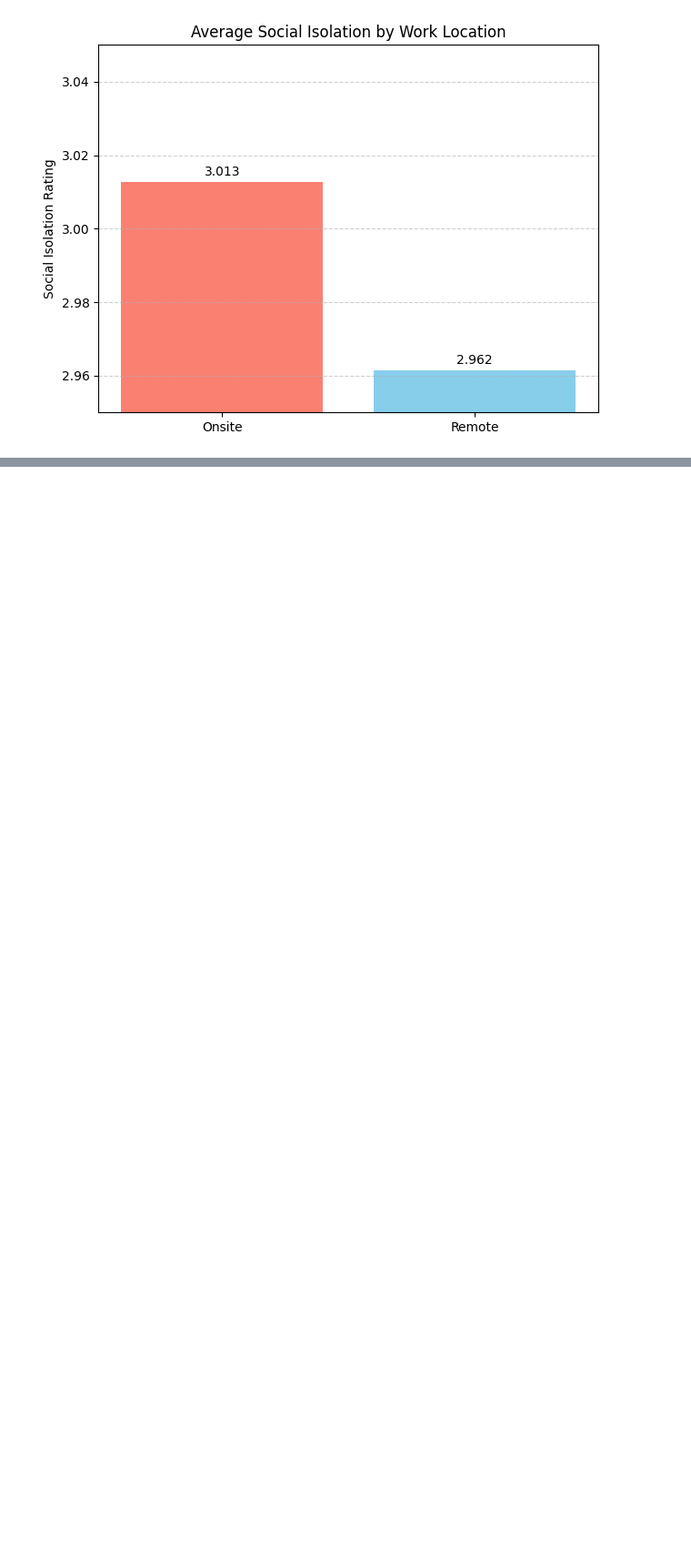
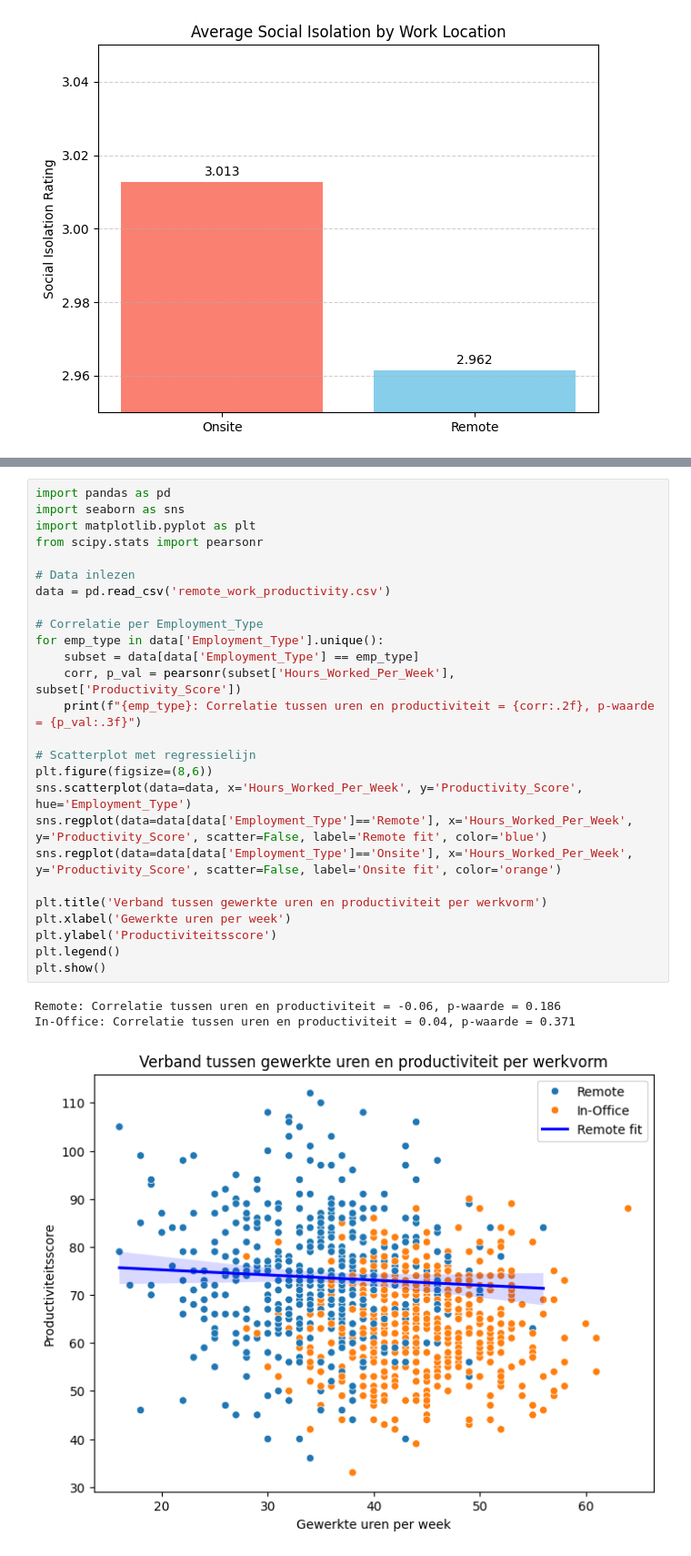
Before and after one commit to DiazWiersma/data-story, a Jupyter notebook: _build/jupyter_execute/docs/Graphs/Graphs.ipynb, the cells around one changed output, grey strips where cells are left out. Shown at 91% size. Saved outputs shown, nothing was run; the diff lists cells and outputs as text; blank space fills up the shorter version.

Commit message:
Updated html, uploades figures 1-6

```diff
--- a/_build/jupyter_execute/docs/Graphs/Graphs.ipynb
+++ b/_build/jupyter_execute/docs/Graphs/Graphs.ipynb
@@ -194,0 +164,30 @@ Remote               34.305718  32.555426  33.138856
+# %%
+import pandas as pd
+import seaborn as sns
+import matplotlib.pyplot as plt
+from scipy.stats import pearsonr
+
+# Data inlezen
+data = pd.read_csv('remote_work_productivity.csv')
+
+# Correlatie per Employment_Type
+for emp_type in data['Employment_Type'].unique():
+    subset = data[data['Employment_Type'] == emp_type]
+    corr, p_val = pearsonr(subset['Hours_Worked_Per_Week'], subset['Productivity_Score'])
+    print(f"{emp_type}: Correlatie tussen uren en productiviteit = {corr:.2f}, p-waarde = {p_val:.3f}")
+
+# Scatterplot met regressielijn
+plt.figure(figsize=(8,6))
+sns.scatterplot(data=data, x='Hours_Worked_Per_Week', y='Productivity_Score', hue='Employment_Type')
+sns.regplot(data=data[data['Employment_Type']=='Remote'], x='Hours_Worked_Per_Week', y='Productivity_Score', scatter=False, label='Remote fit', color='blue')
+sns.regplot(data=data[data['Employment_Type']=='Onsite'], x='Hours_Worked_Per_Week', y='Productivity_Score', scatter=False, label='Onsite fit', color='orange')
+
+plt.title('Verband tussen gewerkte uren en productiviteit per werkvorm')
+plt.xlabel('Gewerkte uren per week')
+plt.ylabel('Productiviteitsscore')
+plt.legend()
+plt.show()
+# %% [output]
+Remote: Correlatie tussen uren en productiviteit = -0.06, p-waarde = 0.186
+In-Office: Correlatie tussen uren en productiviteit = 0.04, p-waarde = 0.371
+[figure, added]
```
Also changed, not shown: parts of 17 cells of this notebook, 39 other files.
